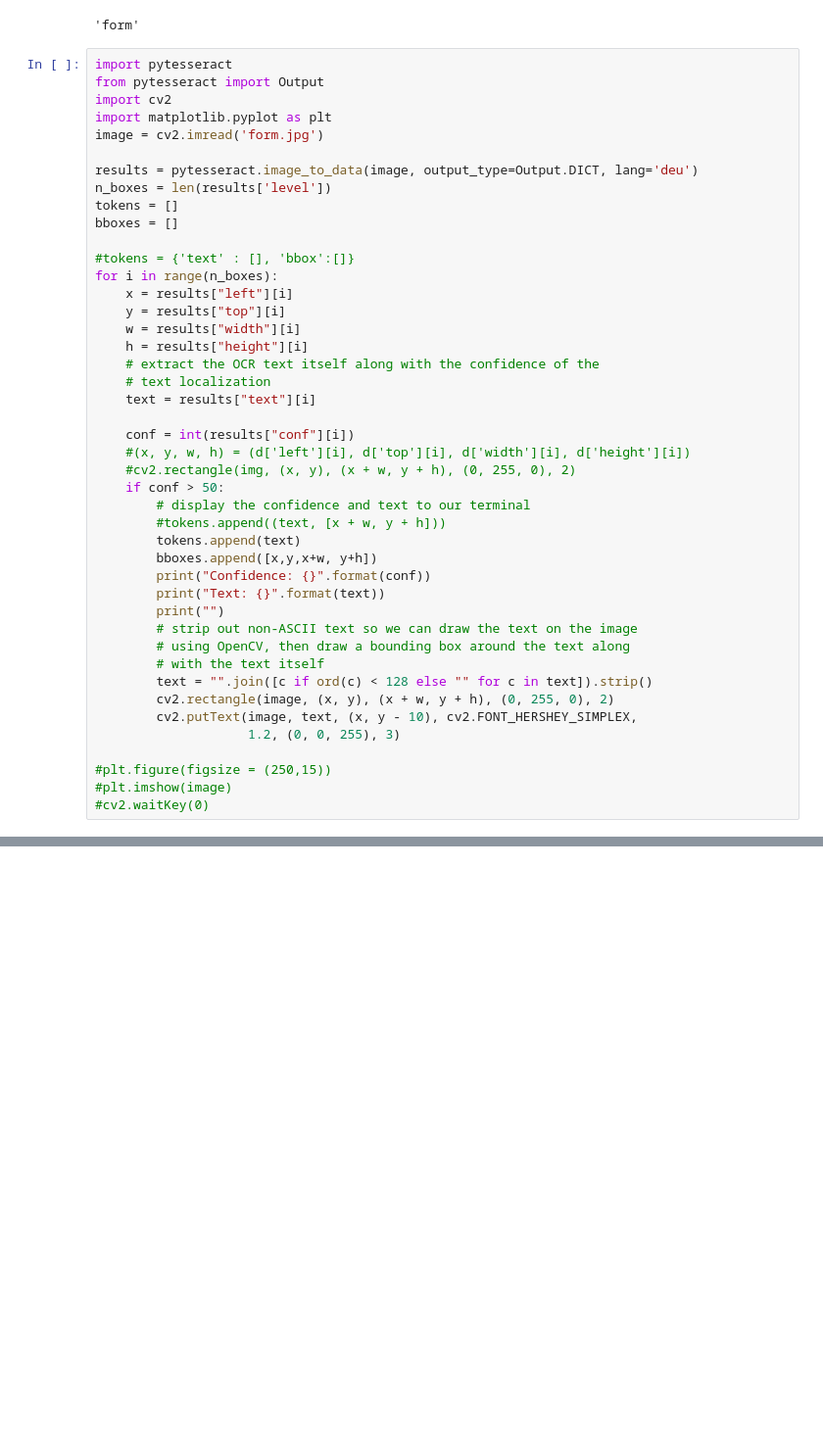
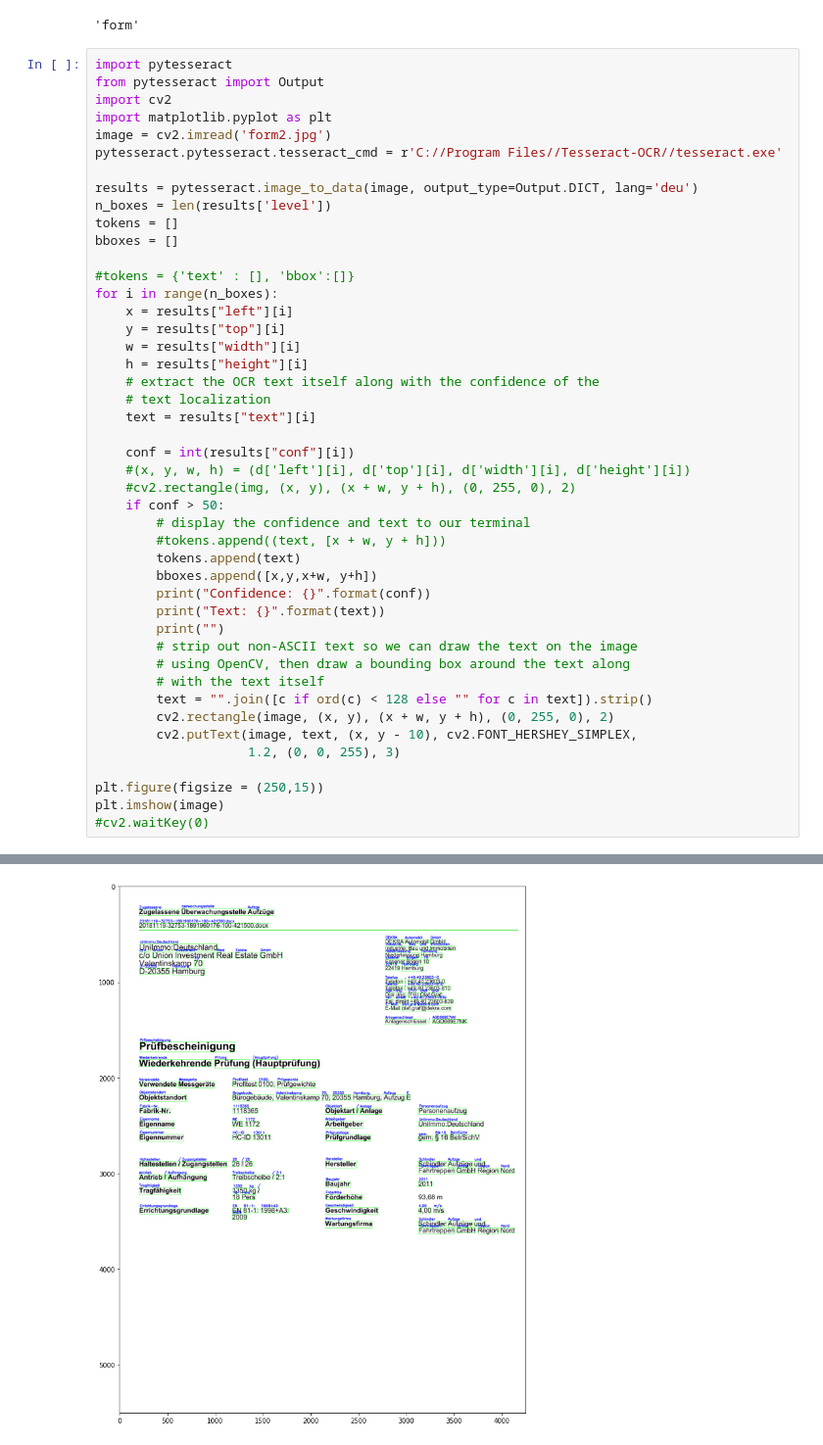
Before and after one commit to abhijit0/KIE_Syntetic_data, a Jupyter notebook: template_1/dataset_creation.ipynb, the cells around one changed output, grey strips where cells are left out. Shown at 98% size. Cells and saved outputs as stored; diff of their text form; blank space fills up the shorter version.

```diff
--- a/template_1/dataset_creation.ipynb
+++ b/template_1/dataset_creation.ipynb
@@ -325,7 +377,8 @@ import pytesseract
 from pytesseract import Output
 import cv2
 import matplotlib.pyplot as plt
-image = cv2.imread('form.jpg')
+image = cv2.imread('form2.jpg')
+pytesseract.pytesseract.tesseract_cmd = r'C://Program Files//Tesseract-OCR//tesseract.exe'
 
 results = pytesseract.image_to_data(image, output_type=Output.DICT, lang='deu')
 n_boxes = len(results['level'])
@@ -361,8 +414,8 @@ for i in range(n_boxes):
         cv2.putText(image, text, (x, y - 10), cv2.FONT_HERSHEY_SIMPLEX,
                     1.2, (0, 0, 255), 3)
 
-#plt.figure(figsize = (250,15))
-#plt.imshow(image)
+plt.figure(figsize = (250,15))
+plt.imshow(image)
 #cv2.waitKey(0)
 # %% [output]
 Confidence: 91
@@ -384,0 +439 @@ Text: 2011
+[figure, added]
```
Also changed, not shown: parts of 17 cells of this notebook, 1 other file.
